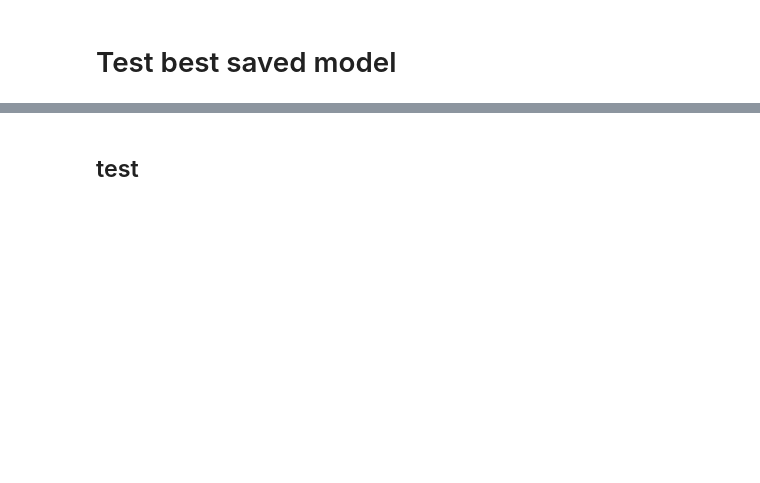
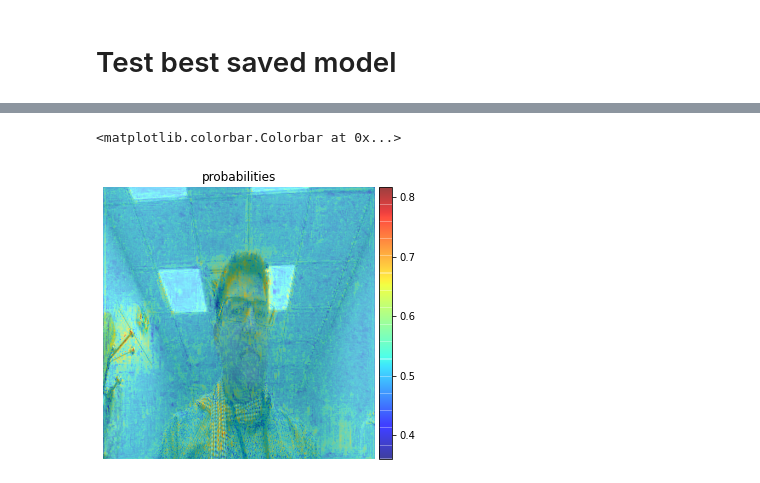
Before and after one commit to julienguegan/Eyeglasses_Segmentation, a Jupyter notebook: notebooks/training.ipynb, the cells around one changed output, grey strips where cells are left out. Saved outputs shown, nothing was run; the diff lists cells and outputs as text; code cells hidden in the pictures; blank space fills up the shorter version.

```diff
--- a/notebooks/training.ipynb
+++ b/notebooks/training.ipynb
@@ -75,0 +84,5 @@ load_checkpoint = False #"C:\\Users\\gueganj\\Desktop\\Eyeglasses Detection\\che
+# %%
+if num_classes == 1:
+    activation = 'sigmoid'
+else:
+    activation = 'softmax'
@@ -113,0 +130,2 @@ print()
+# %%
+model = smp.DeepLabV3Plus(encoder_name='timm-efficientnet-b0',  encoder_weights='imagenet', activation=activation)
@@ -234,18 +259,24 @@ for epoch in range(1, num_epochs):
         writer.add_scalar('score/val', valid_logs['iou_score'], epoch)
         writer.add_scalar('loss/train', train_logs['dice_loss'], epoch)
         writer.add_scalar('score/train', train_logs['iou_score'], epoch)
-        # do a prediction
+        # do a prediction to display
         with torch.no_grad():
             prediction = model.forward(inputs_0)
-            images = denormalize(inputs_0.squeeze(0), preprocessing_fn)
-            writer.add_figure('Result', display_proba(images.permute(1,2,0), prediction.squeeze()), global_step=epoch)
+            if landmarks_dir:
+                inputs_0_ = inputs_0[:,:3,:,:]
+            else:
+                inputs_0_ = inputs_0[:,:3,:,:]
+            images = denormalize(inputs_0_.squeeze(0), preprocessing_fn)
+            writer.add_figure('Result', display_proba(images.permute(1,2,0), prediction), global_step=epoch)
 
     # save model
     if best_score < valid_logs['iou_score']:
         best_score = valid_logs['iou_score']
         best_model = copy.deepcopy(model)
         ckpt_path  = 'checkpoint_logs/'+date_time+'.ckpt'
-        torch.save({'epoch':epoch,'model':best_model.state_dict(),'optimizer':optimizer_ft.state_dict(),'loss':valid_logs['dice_loss'],'iou_score':valid_logs['iou_score']}, ckpt_path)
+        torch.save({'config':config,'epoch':epoch,'model':best_model.state_dict(),'optimizer':optimizer_ft.state_dict(),'loss':valid_logs['dice_loss'],'iou_score':valid_logs['iou_score']}, ckpt_path)
+        if use_tensorboard:
+            writer.add_hparams(config, {'hparam/IoU score':best_score})
         print('Model saved!')
 # %% [output]
  ==================== Epoch 1/200 ====================
@@ -321,2 +296,0 @@ valid_loader  = torch.utils.data.DataLoader(valid_dataset)
-# %% [markdown]
-## test
@@ -331,0 +302,24 @@ test_loader  = torch.utils.data.DataLoader(test_dataset)
+# %%
+image = images.permute(1,2,0)
+proba = prediction
+# %%
+if image.max() < 100:
+    vmax = 1
+mask_proba = np.ma.masked_where(proba < 0.001, proba)
+fig = plt.figure(figsize=(30,5))
+n = proba.shape[1]
+for i in range(n):
+    plt.subplot(1,n,i+1)
+    plt.imshow(image, vmin=0, vmax=vmax)
+    plt.imshow(mask_proba[0,i,:,:].squeeze(), cmap='jet', alpha=0.5) # interpolation='none'
+    plt.axis('off')
+if n > 1:
+    plt.title("class " + str(i))
+else:
+    plt.title('probabilities')
+divider = make_axes_locatable(plt.gca())
+cax = divider.append_axes("right", size="5%", pad=0.05)
+plt.colorbar(cax=cax)
+# %% [output]
+<matplotlib.colorbar.Colorbar at 0x...>
+[figure, added]
```
Also changed, not shown: parts of 29 cells of this notebook, 22 other files.
